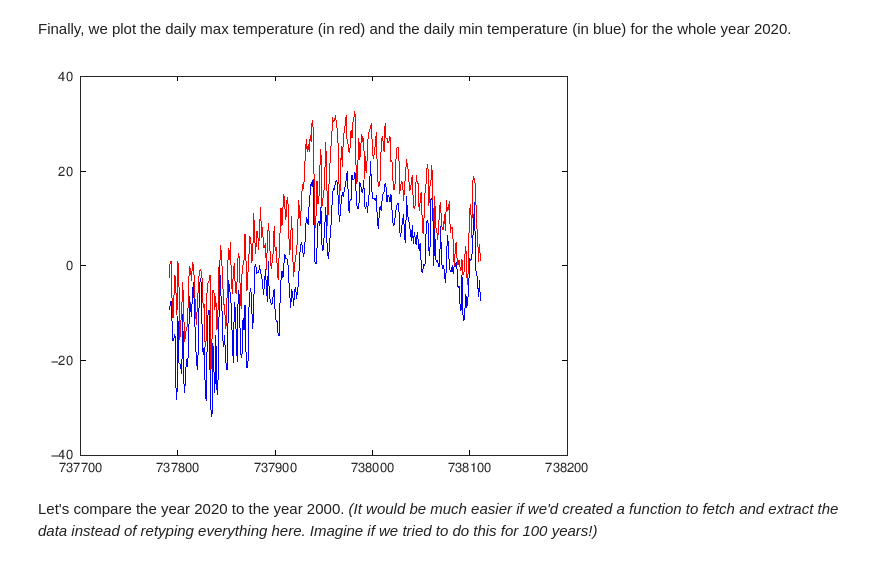
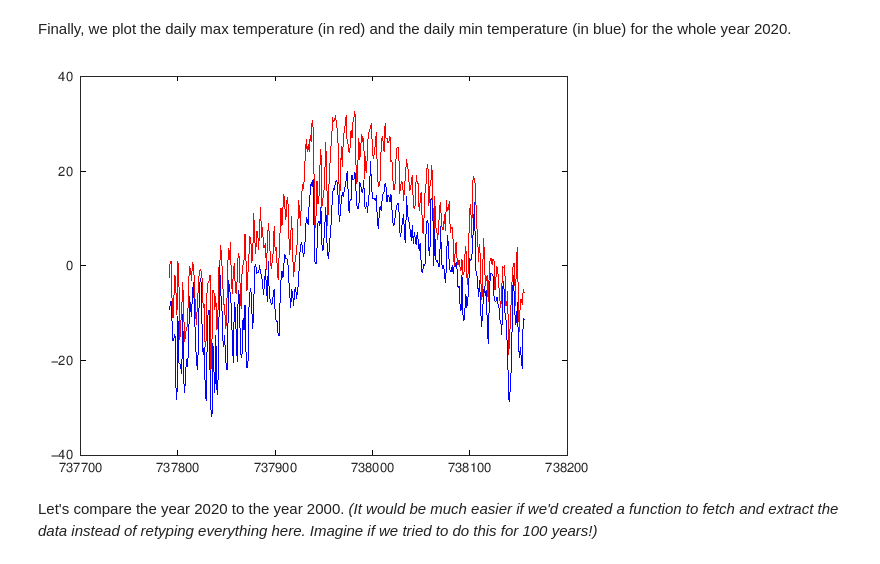
Before and after one commit to concordia-grad-computing-seminars/mech692-part2, a Jupyter notebook: Assignments/Assignment1/ClimateStudy.ipynb, the cells around one changed output. Cells and saved outputs as stored; diff of their text form; code cells hidden in the pictures.

Commit message:
Updating Assignment 1
* added hints for more difficult items
* added a ready-made function to extract the header indices
* fixed a typo in one of the plot functions

```diff
--- a/Assignments/Assignment1/ClimateStudy.ipynb
+++ b/Assignments/Assignment1/ClimateStudy.ipynb
@@ -44,7 +82,7 @@ ans = 0
 # %% [markdown]
 We can use the dlmread() function to read the contents of the csv file we just saved. (I'm using a previously saved version here. There's also surely a way that doesn't involve storing the file to the disk first.)
 # %%
-data2020 = dlmread('RefData/Rouyn-test-data-2020.csv',',',1,0);
+data2020 = dlmread('Rouyn-test-data-2020.csv',',',1,0);
 # %% [markdown]
 A CSV file is basically a very simple version of an excel spreadsheet. We'll extract the different columns of interest. In this case:
 * day
@@ -55,9 +95,9 @@ A CSV file is basically a very simple version of an excel spreadsheet. We'll ext
 # %%
-day = data2020(:,12);
-month = data2020(:,19);
-year  = data2020(:,18);
-maxT2020 = data2020(:,4);
-minT2020 = data2020(:,9);
+day = data2020(:,day_ind);
+month = data2020(:,month_ind);
+year  = data2020(:,year_ind);
+minT2020 = data2020(:,minT_ind);
+maxT2020 = data2020(:,maxT_ind);
 # %% [markdown]
 We use the function datenum() to convert the day, month, year information to a serial day, i.e. the number of days elapsed from January 1st 0000. (See this webpage for a summary of the time functions https://wiki.octave.org/Date/Time_functions.)
 # %%
@@ -65,9 +105,9 @@ serialday2020 = datenum(year,month,day);
 # %% [markdown]
 Finally, we plot the daily max temperature (in red) and the daily min temperature (in blue) for the whole year 2020.
 # %%
-plot(serialday2020,maxT2020,'r-',serialday,minT2020,'b-')
+plot(serialday2020,maxT2020,'r-',serialday2020,minT2020,'b-')
 # %% [output]
-[figure, old version]
+[figure, new version]
 # %% [markdown]
 Let's compare the year 2020 to the year 2000. *(It would be much easier if we'd created a function to fetch and extract the data instead of retyping everything here. Imagine if we tried to do this for 100 years!)*
 # %%
```
Also changed, not shown: parts of 25 cells of this notebook.
